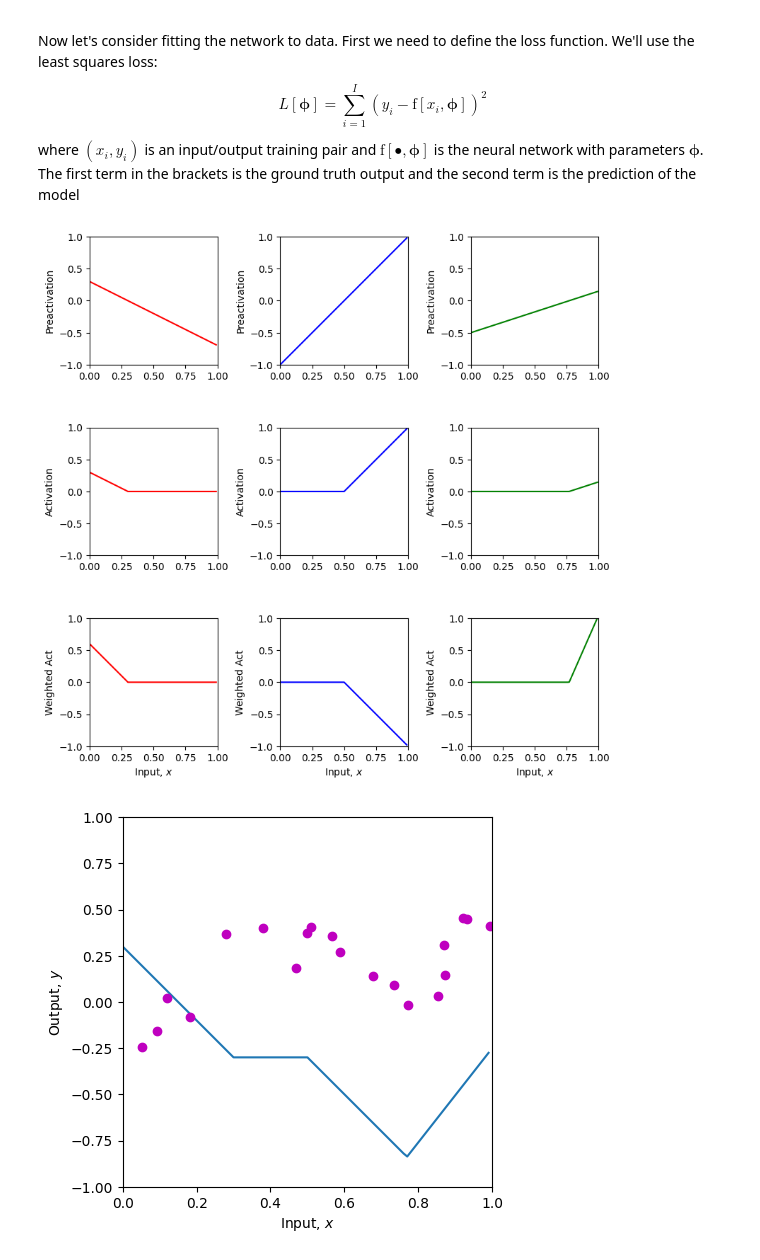
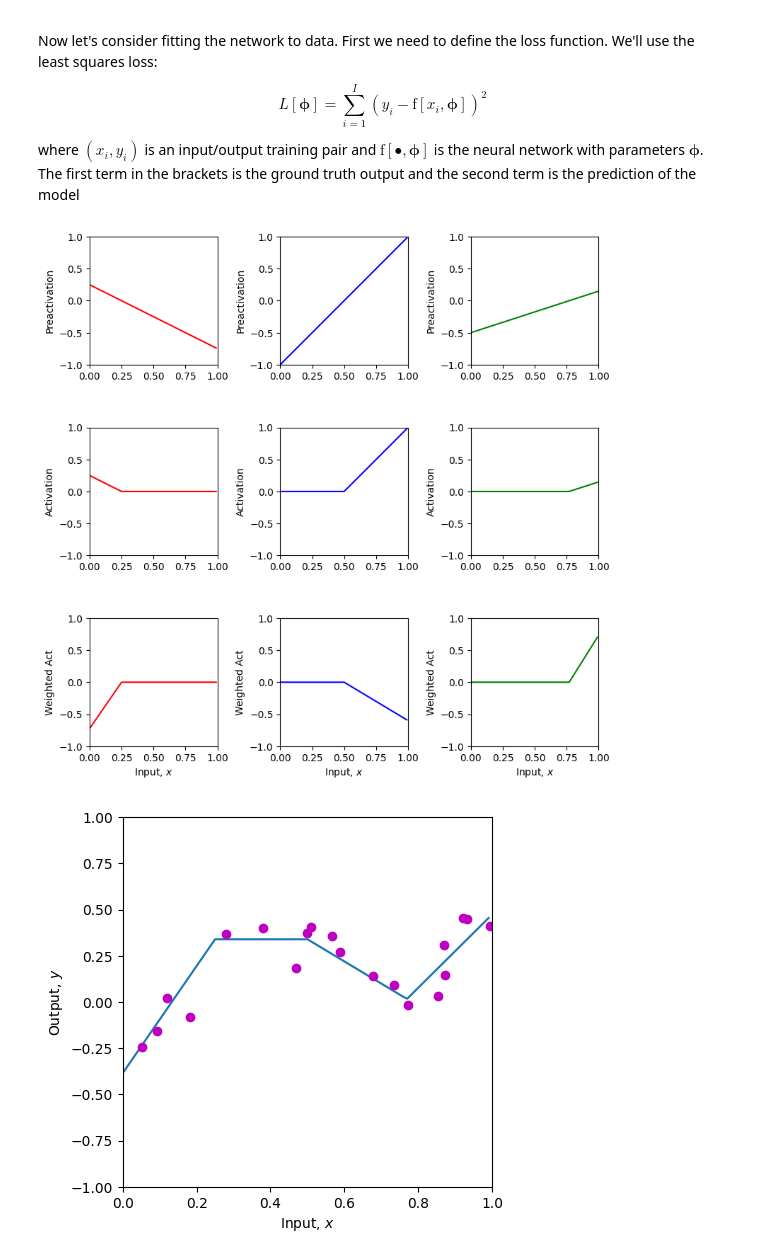
Before and after one commit to nguille0307/n8n-guille, a Jupyter notebook: Notebooks/Chap03/3_1_Shallow_Networks_I.ipynb, the cells around one changed output. Cells and saved outputs as stored; diff of their text form; code cells hidden in the pictures.

```diff
--- a/Notebooks/Chap03/3_1_Shallow_Networks_I.ipynb
+++ b/Notebooks/Chap03/3_1_Shallow_Networks_I.ipynb
@@ -180,13 +229,8 @@ L[\boldsymbol\phi] = \sum_{i=1}^{I}(y_{i}-\text{f}[x_{i},\boldsymbol\phi])^2
 \end{equation}
 
 where $(x_i,y_i)$ is an input/output training pair and $\text{f}[\bullet,\boldsymbol\phi]$ is the neural network with parameters $\boldsymbol\phi$.  The first term in the brackets is the ground truth output and the second term is the prediction of the model
-# %%
-# Least squares function
-def least_squares_loss(y_train, y_predict):
-  # TODO Replace the line below to compute the sum of squared
-  # differences between the real values of y and the predicted values from the model f[x_i,phi]
-  # (see figure 2.2 of the book)
-  # you will need to use the function np.sum
-  loss = 0
-
-  return loss
+# %%
+# Least squares function
+def least_squares_loss(y_train, y_predict):
+    loss = np.sum((y_train - y_predict)**2)
+    return loss
@@ -193,40 +242,40 @@ def least_squares_loss(y_train, y_predict):
 # %%
 # Now lets define some parameters, run the neural network, and compute the loss
-theta_10 =  0.3 ; theta_11 = -1.0
+theta_10 =  0.25 ; theta_11 = -1.0
 theta_20 = -1.0  ; theta_21 = 2.0
 theta_30 = -0.5  ; theta_31 = 0.65
-phi_0 = -0.3; phi_1 = 2.0; phi_2 = -1.0; phi_3 = 7.0
+phi_0 = 0.339; phi_1 = -2.9; phi_2 = -0.6; phi_3 = 4.9
 
 # Define a range of input values
 x = np.arange(0,1,0.01)
 
 x_train = np.array([0.09291784,0.46809093,0.93089486,0.67612654,0.73441752,0.86847339,\
                    0.49873225,0.51083168,0.18343972,0.99380898,0.27840809,0.38028817,\
                    0.12055708,0.56715537,0.92005746,0.77072270,0.85278176,0.05315950,\
                    0.87168699,0.58858043])
 y_train = np.array([-0.15934537,0.18195445,0.451270150,0.13921448,0.09366691,0.30567674,\
                     0.372291170,0.40716968,-0.08131792,0.41187806,0.36943738,0.3994327,\
                     0.019062570,0.35820410,0.452564960,-0.0183121,0.02957665,-0.24354444, \
                     0.148038840,0.26824970])
 
 # We run the neural network for each of these input values
 y, pre_1, pre_2, pre_3, act_1, act_2, act_3, w_act_1, w_act_2, w_act_3 = \
     shallow_1_1_3(x, ReLU, phi_0,phi_1,phi_2,phi_3, theta_10, theta_11, theta_20, theta_21, theta_30, theta_31)
 # And then plot it
 plot_neural(x, y, pre_1, pre_2, pre_3, act_1, act_2, act_3, w_act_1, w_act_2, w_act_3, plot_all=True, x_data = x_train, y_data = y_train)
 
 # Run the neural network on the training data
 y_predict, *_ = shallow_1_1_3(x_train, ReLU, phi_0,phi_1,phi_2,phi_3, theta_10, theta_11, theta_20, theta_21, theta_30, theta_31)
 
 # Compute the least squares loss and print it out
 loss = least_squares_loss(y_train,y_predict)
 print('Your Loss = %3.3f, True value = 9.385'%(loss))
 
 # TODO.  Manipulate the parameters (by hand!) to make the function
 # fit the data better and try to reduce the loss to as small a number
 # as possible.  The best that I could do was 0.181
 # Tip... start by manipulating phi_0.
 # It's not that easy, so don't spend too much time on this!
 # %% [output]
-[figure, old version]
+[figure, new version]
-[figure, old version]
+[figure, new version]
```
Also changed, not shown: parts of 5 cells of this notebook.
